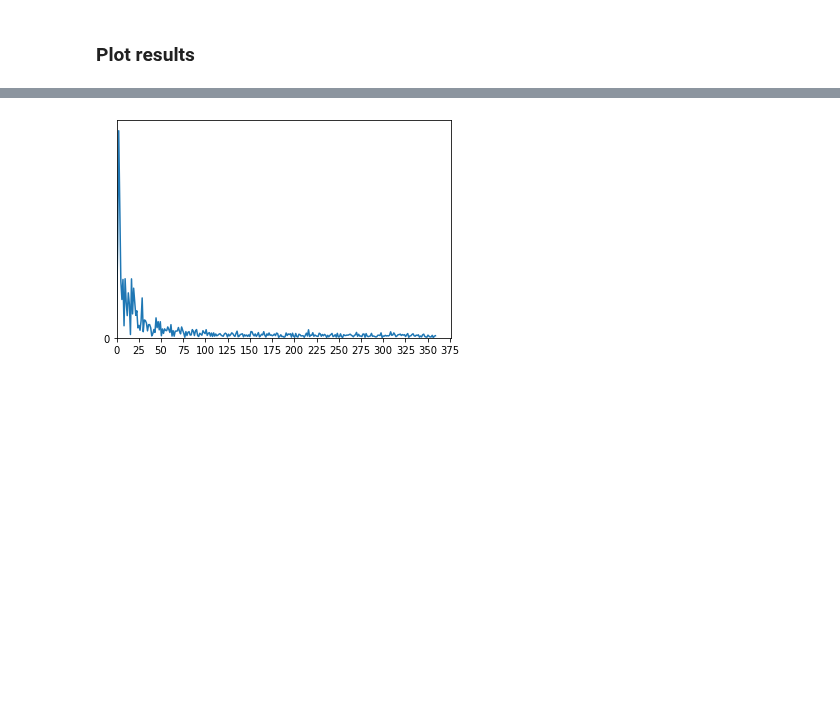
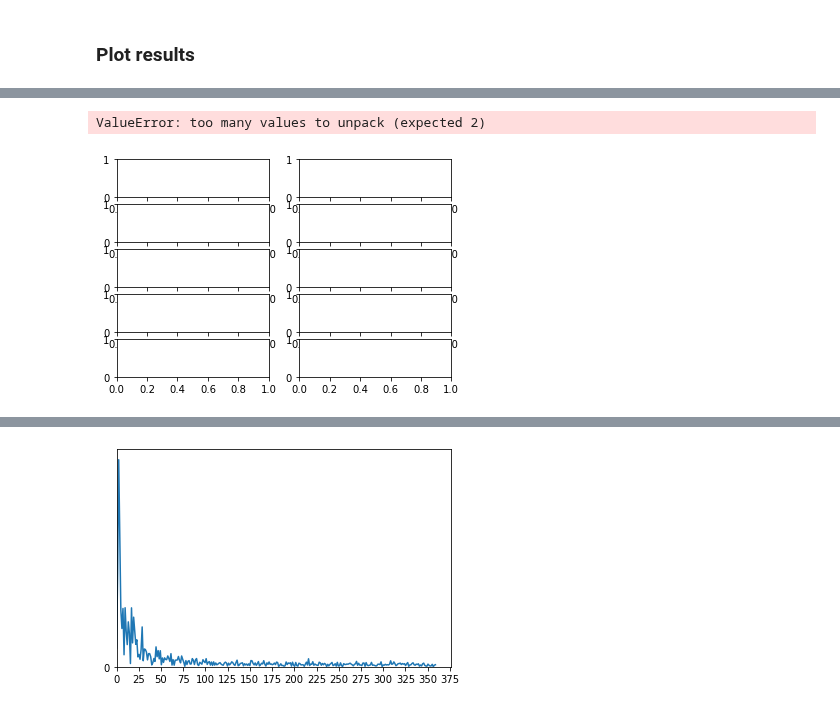
Before and after one commit to MagriLab/MD-CNN-AE, a Jupyter notebook: latent_sapce.ipynb, the cells around one changed output, grey strips where cells are left out. Drawn from its saved outputs; the diff is of its cells as text; code cells hidden in the pictures; blank space fills up the shorter version.

```diff
--- a/latent_sapce.ipynb
+++ b/latent_sapce.ipynb
@@ -116,3 +116,12 @@ plt.show()
+# %%
+time = 2 # which snapshot?
+fig, (ax1,ax2) = plt.subplots(2,2)
+fig1 = ax1.imshow(y_test[time,:,:,0],'jet')
+ax1.set_title('v')
+fig.colorbar(fig1,ax=ax1)
+# %% [output]
+ValueError: too many values to unpack (expected 2)
+[figure, added]
 # %%
 ## latent space line plot
 print(latent_test.shape)
```
Also changed, not shown: parts of 7 cells of this notebook, 1 other file.
